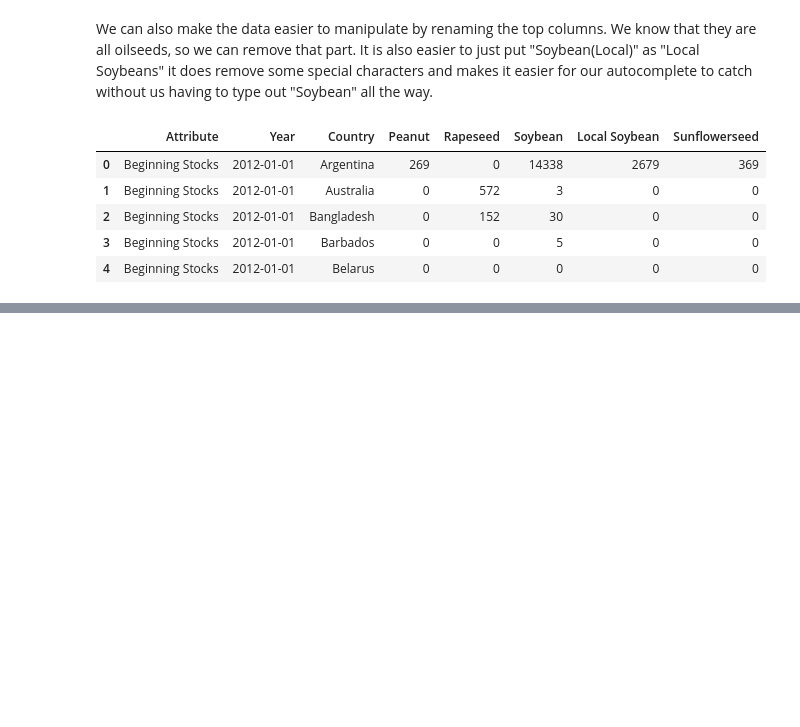
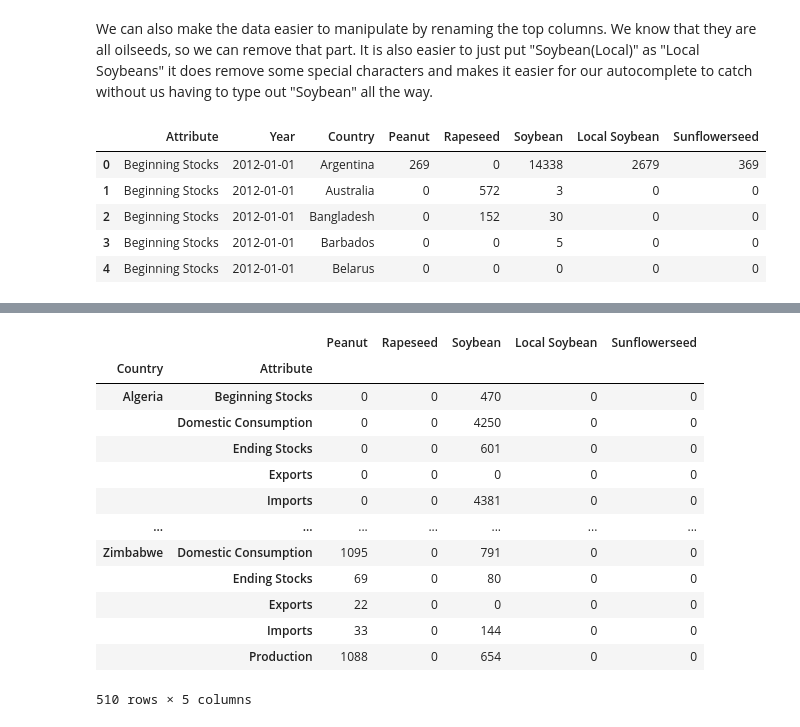
Before and after one commit to KenA99/USDA-Oilseeds, a Jupyter notebook: global_oilseed_project.ipynb, the cells around one changed output, grey strips where cells are left out. Drawn from its saved outputs; the diff is of its cells as text; code cells hidden in the pictures; blank space fills up the shorter version.

```diff
--- a/global_oilseed_project.ipynb
+++ b/global_oilseed_project.ipynb
@@ -137,0 +151,17 @@ KeyboardInterrupt:
+# %%
+country_df.sum()
+# %% [output]
+|  |  | Peanut | Rapeseed | Soybean | Local Soybean | Sunflowerseed |
+| Country | Attribute |  |  |  |  |  |
+| Algeria | Beginning Stocks | 0 | 0 | 470 | 0 | 0 |
+|  | Domestic Consumption | 0 | 0 | 4250 | 0 | 0 |
+|  | Ending Stocks | 0 | 0 | 601 | 0 | 0 |
+|  | Exports | 0 | 0 | 0 | 0 | 0 |
+|  | Imports | 0 | 0 | 4381 | 0 | 0 |
+| ... | ... | ... | ... | ... | ... | ... |
+| Zimbabwe | Domestic Consumption | 1095 | 0 | 791 | 0 | 0 |
+|  | Ending Stocks | 69 | 0 | 80 | 0 | 0 |
+|  | Exports | 22 | 0 | 0 | 0 | 0 |
+|  | Imports | 33 | 0 | 144 | 0 | 0 |
+|  | Production | 1088 | 0 | 654 | 0 | 0 |
+510 rows × 5 columns
```
Also changed, not shown: parts of 3 cells of this notebook.
